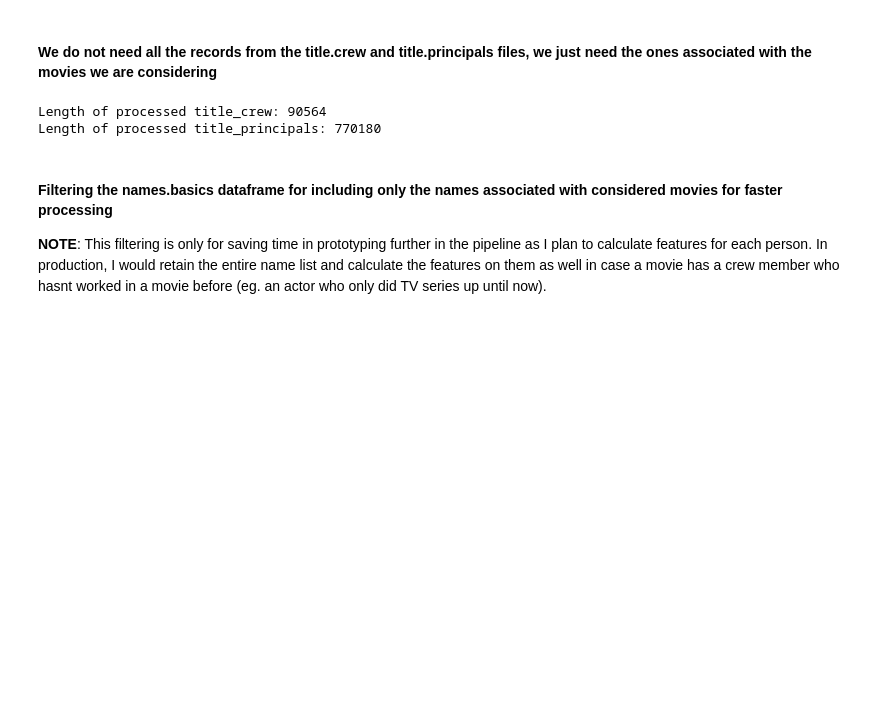
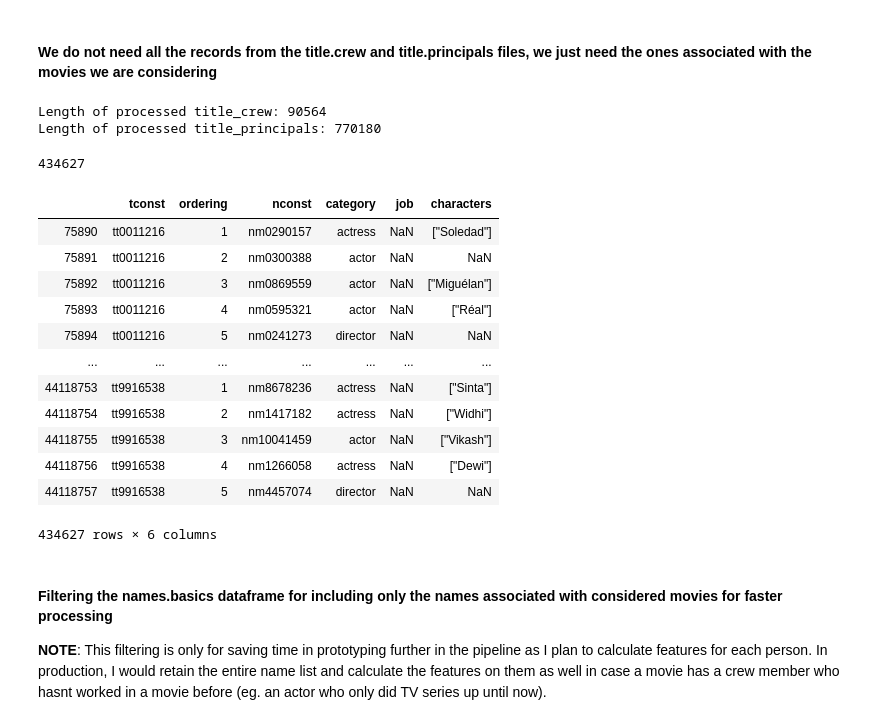
Before and after one commit to kedarbartake98/IMDB_movie_rating_prediction, a Jupyter notebook: notebooks/Initial data processing.ipynb, the cells around one changed output. Saved outputs shown, nothing was run; the diff lists cells and outputs as text; code cells hidden in the pictures; blank space fills up the shorter version.

```diff
--- a/notebooks/Initial data processing.ipynb
+++ b/notebooks/Initial data processing.ipynb
@@ -269,6 +269,33 @@ print("Length of processed title_principals: {}".format(len(title_principals)))
 # %% [output]
 Length of processed title_crew: 90564
 Length of processed title_principals: 770180
+# %%
+# Processing title_principals to include only top 5 actors for each movie
+
+# Sorting by ordering so that after groupby the ordering is maintained
+title_principals = title_principals.sort_values(by=['tconst', 'ordering'])
+
+len(title_principals.groupby("tconst").head(5))
+# %% [output]
+434627
+# %%
+# We groupby titleIDs and choose the top 5 orderings
+title_principals = title_principals.groupby("tconst").head(5)
+title_principals
+# %% [output]
+|  | tconst | ordering | nconst | category | job | characters |
+| 75890 | tt0011216 | 1 | nm0290157 | actress | NaN | ["Soledad"] |
+| 75891 | tt0011216 | 2 | nm0300388 | actor | NaN | NaN |
+| 75892 | tt0011216 | 3 | nm0869559 | actor | NaN | ["Miguélan"] |
+| 75893 | tt0011216 | 4 | nm0595321 | actor | NaN | ["Réal"] |
+| 75894 | tt0011216 | 5 | nm0241273 | director | NaN | NaN |
+| ... | ... | ... | ... | ... | ... | ... |
+| 44118753 | tt9916538 | 1 | nm8678236 | actress | NaN | ["Sinta"] |
+| 44118754 | tt9916538 | 2 | nm1417182 | actress | NaN | ["Widhi"] |
+| 44118755 | tt9916538 | 3 | nm10041459 | actor | NaN | ["Vikash"] |
+| 44118756 | tt9916538 | 4 | nm1266058 | actress | NaN | ["Dewi"] |
+| 44118757 | tt9916538 | 5 | nm4457074 | director | NaN | NaN |
+434627 rows × 6 columns
 # %%
 # Saving files as csvs to interim data folder
 
```
Also changed, not shown: parts of 10 cells of this notebook.
